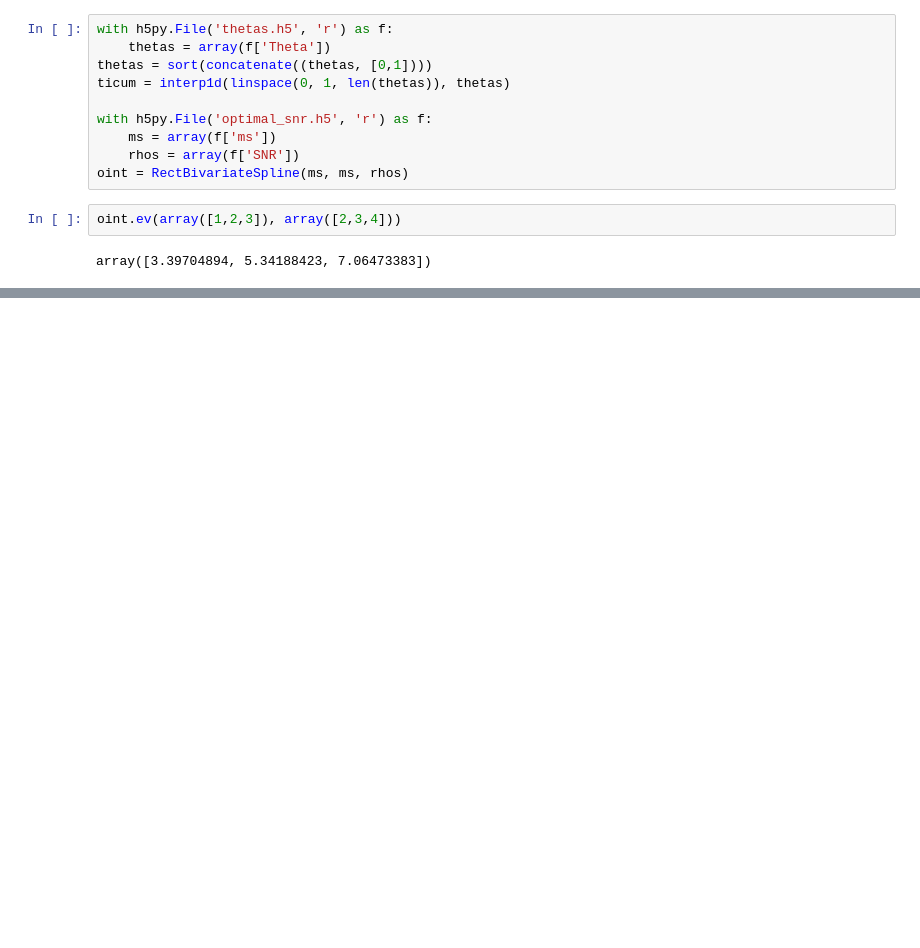
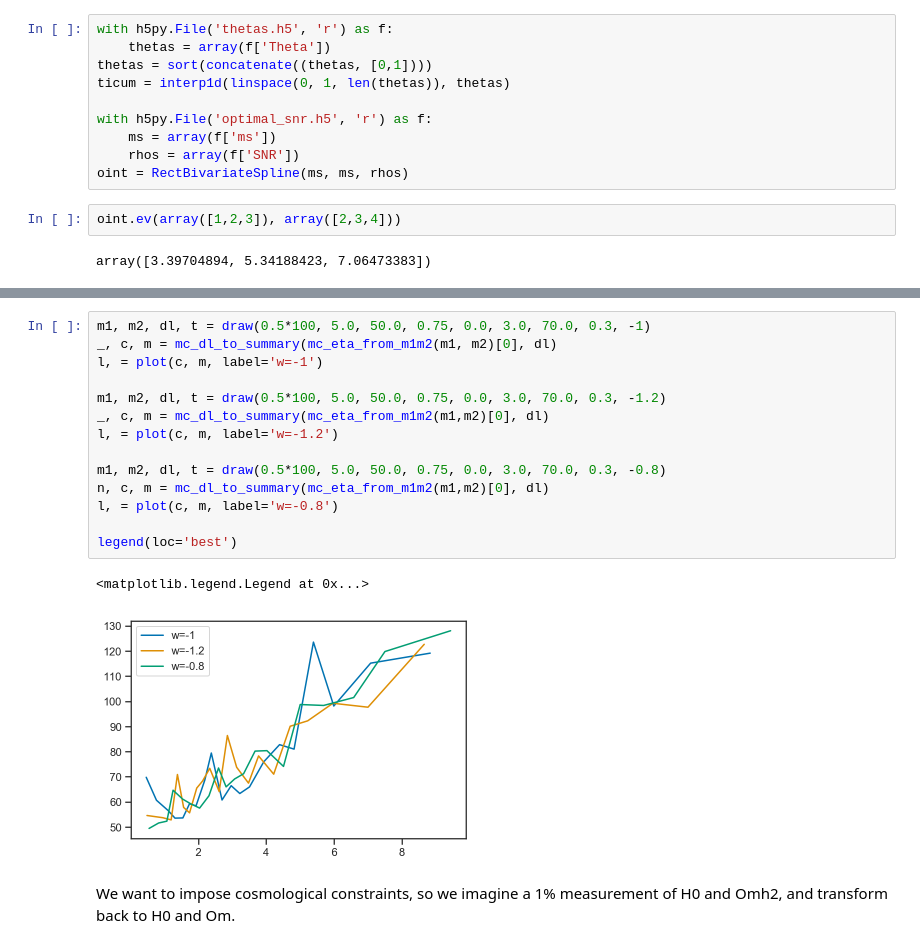
Before and after one commit to farr/PISNLineCosmography, a Jupyter notebook: LFI.ipynb, the cells around one changed output, grey strips where cells are left out. Drawn from its saved outputs; the diff is of its cells as text; blank space fills up the shorter version.

```diff
--- a/LFI.ipynb
+++ b/LFI.ipynb
@@ -318,0 +162,19 @@ class ConditionedGMM(object):
+# %%
+m1, m2, dl, t = draw(0.5*100, 5.0, 50.0, 0.75, 0.0, 3.0, 70.0, 0.3, -1)
+_, c, m = mc_dl_to_summary(mc_eta_from_m1m2(m1, m2)[0], dl)
+l, = plot(c, m, label='w=-1')
+
+m1, m2, dl, t = draw(0.5*100, 5.0, 50.0, 0.75, 0.0, 3.0, 70.0, 0.3, -1.2)
+_, c, m = mc_dl_to_summary(mc_eta_from_m1m2(m1,m2)[0], dl)
+l, = plot(c, m, label='w=-1.2')
+
+m1, m2, dl, t = draw(0.5*100, 5.0, 50.0, 0.75, 0.0, 3.0, 70.0, 0.3, -0.8)
+n, c, m = mc_dl_to_summary(mc_eta_from_m1m2(m1,m2)[0], dl)
+l, = plot(c, m, label='w=-0.8')
+
+legend(loc='best')
+# %% [output]
+<matplotlib.legend.Legend at 0x...>
+[figure, added]
+# %% [markdown]
+We want to impose cosmological constraints, so we imagine a 1% measurement of H0 and Omh2, and transform back to H0 and Om.
```
Also changed, not shown: parts of 41 cells of this notebook, 1 other file.
